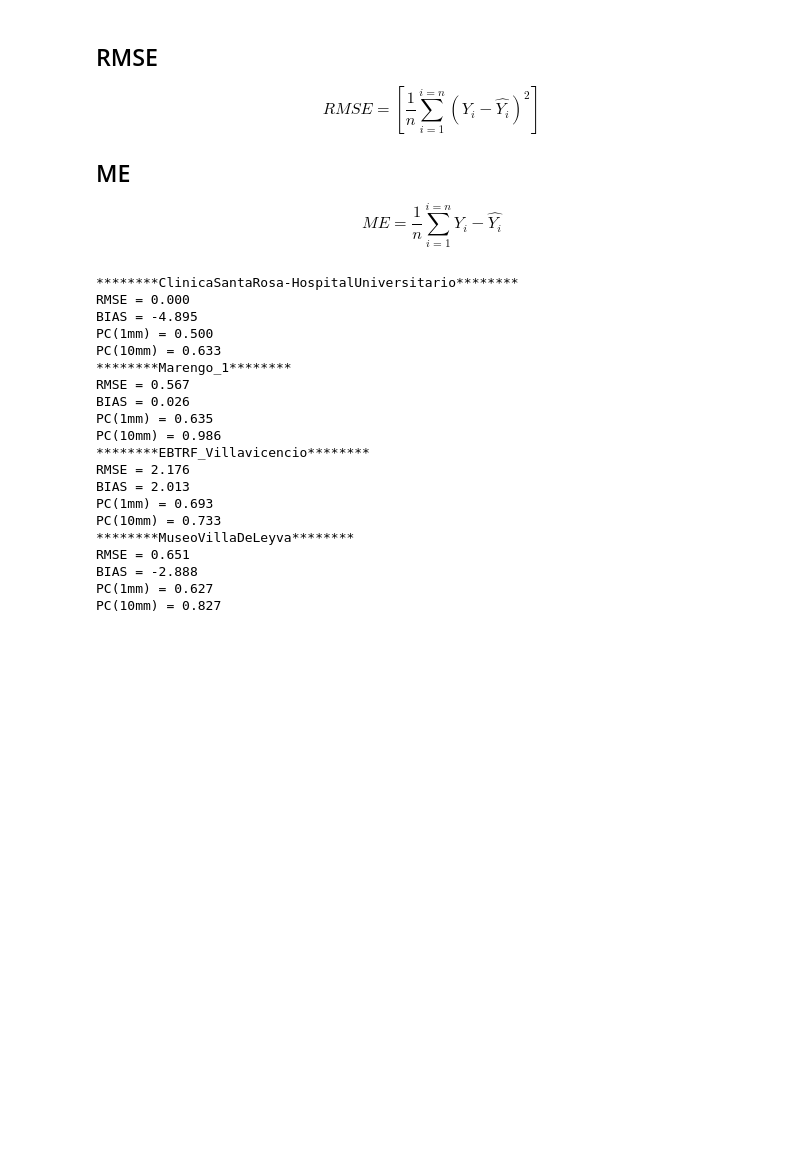
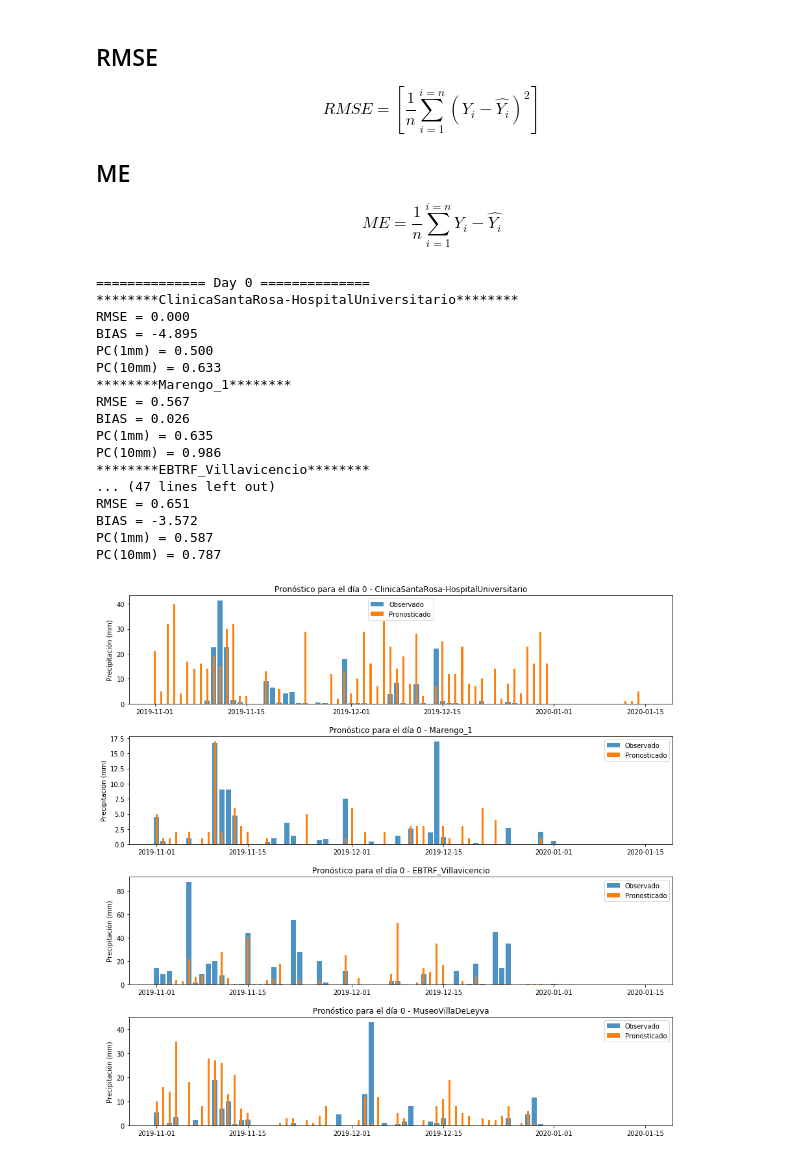
Before and after one commit to daquinterop/forecast_verification, a Jupyter notebook: verification.ipynb, the cells around one changed output. Cells and saved outputs as stored; diff of their text form; code cells hidden in the pictures; blank space fills up the shorter version.

Commit message:
Plots were added

```diff
--- a/verification.ipynb
+++ b/verification.ipynb
@@ -68,6 +69,8 @@ def bias(obs, forecast):
     return (1/n * np.nansum(SUM))
 
 def contingency_table(obs, forecast, geqt = 1):
+    """Returns the four tipical values for a
+    contengency table and the n value"""
     a = []; b = []; c = []; d = []
     n = 0
     for OBS, FOR in zip(obs, forecast):
@@ -84,25 +87,29 @@ def contingency_table(obs, forecast, geqt = 1):
     return {'a':sum(a), 'b':sum(b), 'c':sum(c),
            'd':sum(d), 'n':n}
 # %%
-for point in obs.keys():
-    print('********{}********'.format(point))
-    OBS = []; FOR = []
-    for date in dates:
-        try:
-            OBS.append(obs[point].loc[date]['Valor'])
-        except KeyError:
-            OBS.append(np.nan)
-        try:
-            FOR.append(forecast_daily[0].loc[date][point])
-        except KeyError:
-            FOR.append(np.nan)
-    contab = contingency_table(OBS, FOR, geqt=1)
-    print('RMSE = {:.3f}'.format(rmse(OBS, FOR)))
-    print('BIAS = {:.3f}'.format(bias(OBS, FOR)))
-    print('PC(1mm) = {:.3f}'.format((contab['a'] + contab['d'])/contab['n']))
-    contab = contingency_table(OBS, FOR, geqt=10)
-    print('PC(10mm) = {:.3f}'.format((contab['a'] + contab['d'])/contab['n']))
+"""Print forecast index for every day and point"""
+for day in (0, 1, 2):
+    print('============== Day {} =============='.format(day))
+    for point in obs.keys():
+        print('********{}********'.format(point))
+        OBS = []; FOR = []
+        for date in forecast_daily[day].index:
+            try:
+                OBS.append(obs[point].loc[date]['Valor'])
+            except KeyError:
+                OBS.append(np.nan)
+            try:
+                FOR.append(forecast_daily[day].loc[date][point])
+            except KeyError:
+                FOR.append(np.nan)
+        contab = contingency_table(OBS, FOR, geqt=1)
+        print('RMSE = {:.3f}'.format(rmse(OBS, FOR)))
+        print('BIAS = {:.3f}'.format(bias(OBS, FOR)))
+        print('PC(1mm) = {:.3f}'.format((contab['a'] + contab['d'])/contab['n']))
+        contab = contingency_table(OBS, FOR, geqt=10)
+        print('PC(10mm) = {:.3f}'.format((contab['a'] + contab['d'])/contab['n']))
 # %% [output]
+============== Day 0 ==============
 ********ClinicaSantaRosa-HospitalUniversitario********
 RMSE = 0.000
 BIAS = -4.895
@@ -114,12 +121,32 @@ BIAS = 0.026
 PC(1mm) = 0.635
 PC(10mm) = 0.986
 ********EBTRF_Villavicencio********
-RMSE = 2.176
-BIAS = 2.013
-PC(1mm) = 0.693
-PC(10mm) = 0.733
-********MuseoVillaDeLeyva********
+... (47 lines left out)
 RMSE = 0.651
-BIAS = -2.888
-PC(1mm) = 0.627
-PC(10mm) = 0.827
+BIAS = -3.572
+PC(1mm) = 0.587
+PC(10mm) = 0.787
+# %%
+day = 0
+fig, ax = plt.subplots(nrows=4, ncols=1, figsize=(15,15))
+plt.subplots_adjust(hspace=0.3)
+for n, point in enumerate(obs.keys()):
+    OBS = []; FOR = []
+    for date in forecast_daily[day].index:
+        try:
+            OBS.append(obs[point].loc[date]['Valor'])
+        except KeyError:
+            OBS.append(np.nan)
+        try:
+            FOR.append(forecast_daily[day].loc[date][point])
+        except KeyError:
+            FOR.append(np.nan)
+    x = forecast_daily[day].index
+    ax[n].bar(x, OBS, alpha=0.8, label='Observado')
+    ax[n].bar(x, FOR, width=0.3, label='Pronosticado')
+    ax[n].set_ylabel('Precipitación (mm)')
+    ax[n].legend()
+    ax[n].set_title('Pronóstico para el día {} - {}'.format(day, point))
+plt.show()
+# %% [output]
+[figure, added]
```
Also changed, not shown: parts of 3 cells of this notebook.
